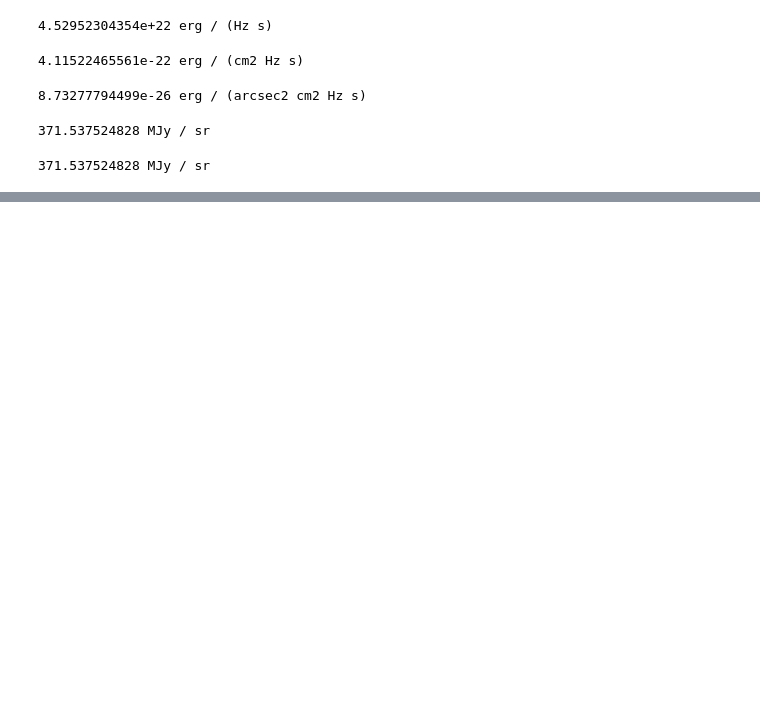
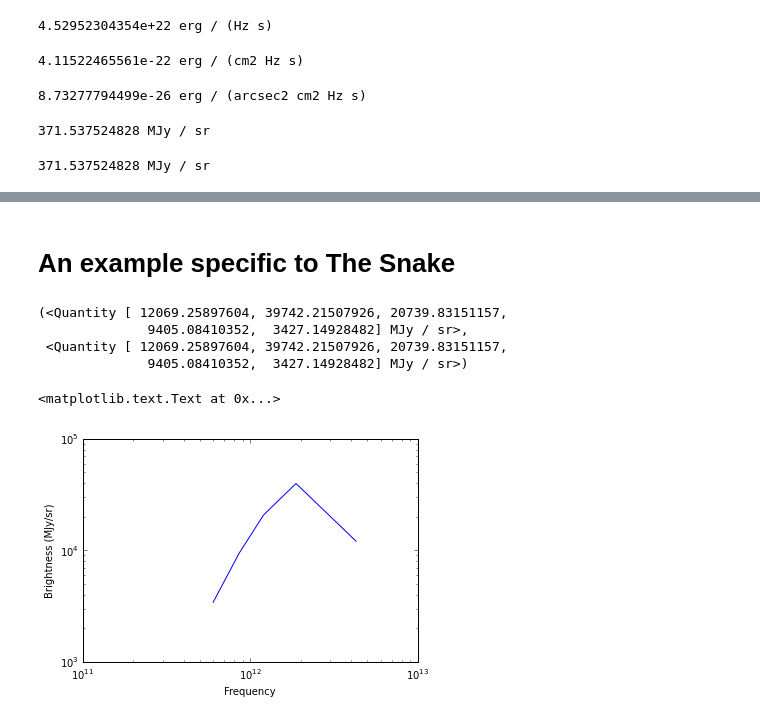
Before and after one commit to keflavich/dust_emissivity, a Jupyter notebook: example/Luminosity.ipynb, the cells around one changed output, grey strips where cells are left out. Drawn from its saved outputs; the diff is of its cells as text; code cells hidden in the pictures; blank space fills up the shorter version.

```diff
--- a/example/Luminosity.ipynb
+++ b/example/Luminosity.ipynb
@@ -91,0 +124,30 @@ print(surface_brightness)
+# %% [markdown]
+An example specific to The Snake
+================================
+# %%
+T = 24*u.K
+angular_area = (8*u.arcsec)**2
+distance = 3.6*u.kpc
+physical_area = (angular_area.to(u.rad**2)*distance**2).to(u.cm**2, u.dimensionless_angles())
+beta = 1.75
+# %%
+nu = (np.array([70,160,250,350,500])*u.um).to(u.Hz,u.spectral())
+column = 1e23*u.cm**-2
+# %%
+flux_density = modified_blackbody(nu, T, column=column, beta=beta)
+# %%
+surface_brightness = ((flux_density / distance**2 * physical_area) / angular_area).to(u.MJy/u.sr)
+surface_brightness2 = ((flux_density / (u.sr))).to(u.MJy/u.sr)
+surface_brightness,surface_brightness2
+# %% [output]
+(<Quantity [ 12069.25897604, 39742.21507926, 20739.83151157,
+              9405.08410352,  3427.14928482] MJy / sr>,
+ <Quantity [ 12069.25897604, 39742.21507926, 20739.83151157,
+              9405.08410352,  3427.14928482] MJy / sr>)
+# %%
+pl.loglog(nu, surface_brightness)
+pl.xlabel("Frequency")
+pl.ylabel("Brightness (MJy/sr)")
+# %% [output]
+<matplotlib.text.Text at 0x...>
+[figure, added]
```
Also changed, not shown: parts of 11 cells of this notebook.
